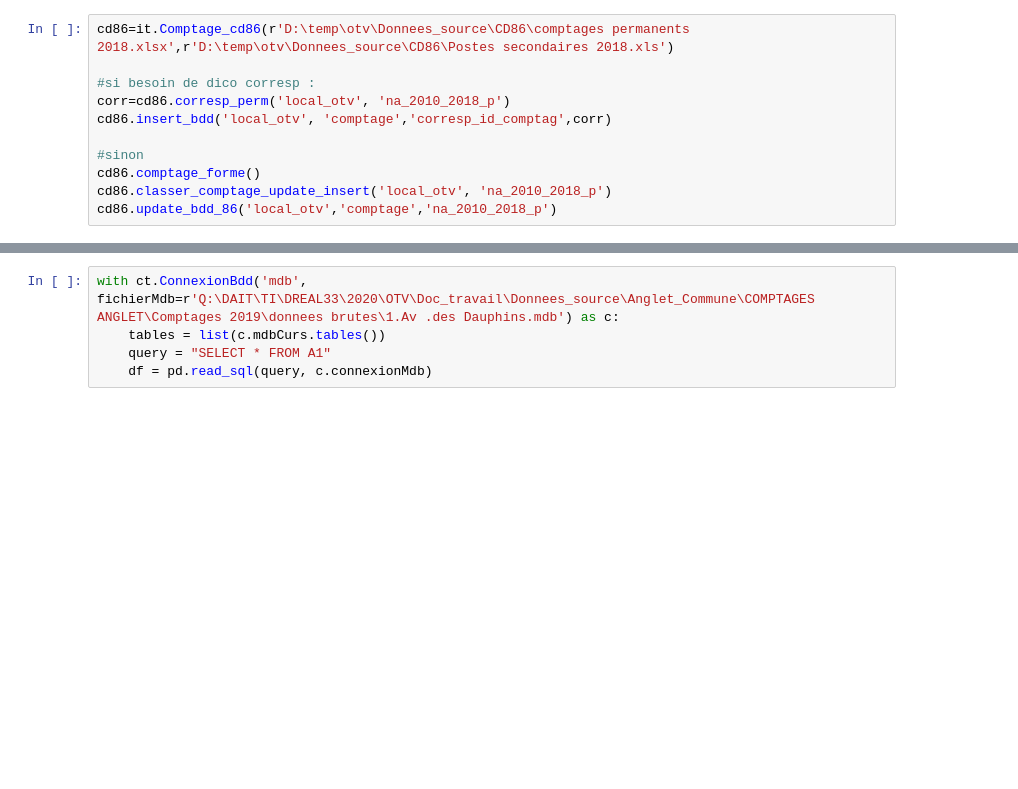
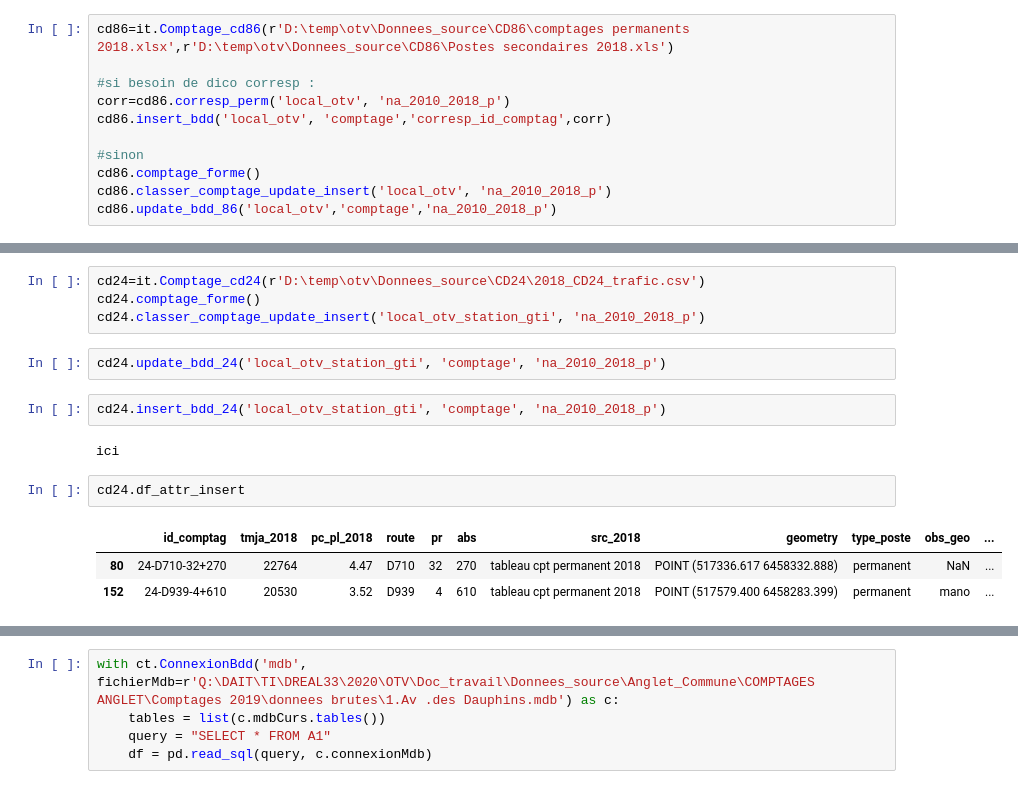
Before and after one commit to nantodevison/otv, a Jupyter notebook: otv/Transfert_Donnees/Import_trafics.ipynb, the cells around one changed output, grey strips where cells are left out. Cells and saved outputs as stored; diff of their text form; blank space fills up the shorter version.

```diff
--- a/otv/Transfert_Donnees/Import_trafics.ipynb
+++ b/otv/Transfert_Donnees/Import_trafics.ipynb
@@ -463,0 +390,16 @@ cd86.df_attr_update
+# %%
+cd24=it.Comptage_cd24(r'D:\temp\otv\Donnees_source\CD24\2018_CD24_trafic.csv')
+cd24.comptage_forme()
+cd24.classer_comptage_update_insert('local_otv_station_gti', 'na_2010_2018_p')
+# %%
+cd24.update_bdd_24('local_otv_station_gti', 'comptage', 'na_2010_2018_p')
+# %%
+cd24.insert_bdd_24('local_otv_station_gti', 'comptage', 'na_2010_2018_p')
+# %% [output]
+ici
+# %%
+cd24.df_attr_insert
+# %% [output]
+|  | id_comptag | tmja_2018 | pc_pl_2018 | route | pr | abs | src_2018 | geometry | type_poste | obs_geo | ... |
+| 80 | 24-D710-32+270 | 22764 | 4.47 | D710 | 32 | 270 | tableau cpt permanent 2018 | POINT (517336.617 6458332.888) | permanent | NaN | ... |
+| 152 | 24-D939-4+610 | 20530 | 3.52 | D939 | 4 | 610 | tableau cpt permanent 2018 | POINT (517579.400 6458283.399) | permanent | mano | ... |
```
Also changed, not shown: parts of 25 cells of this notebook, 1 other file.
